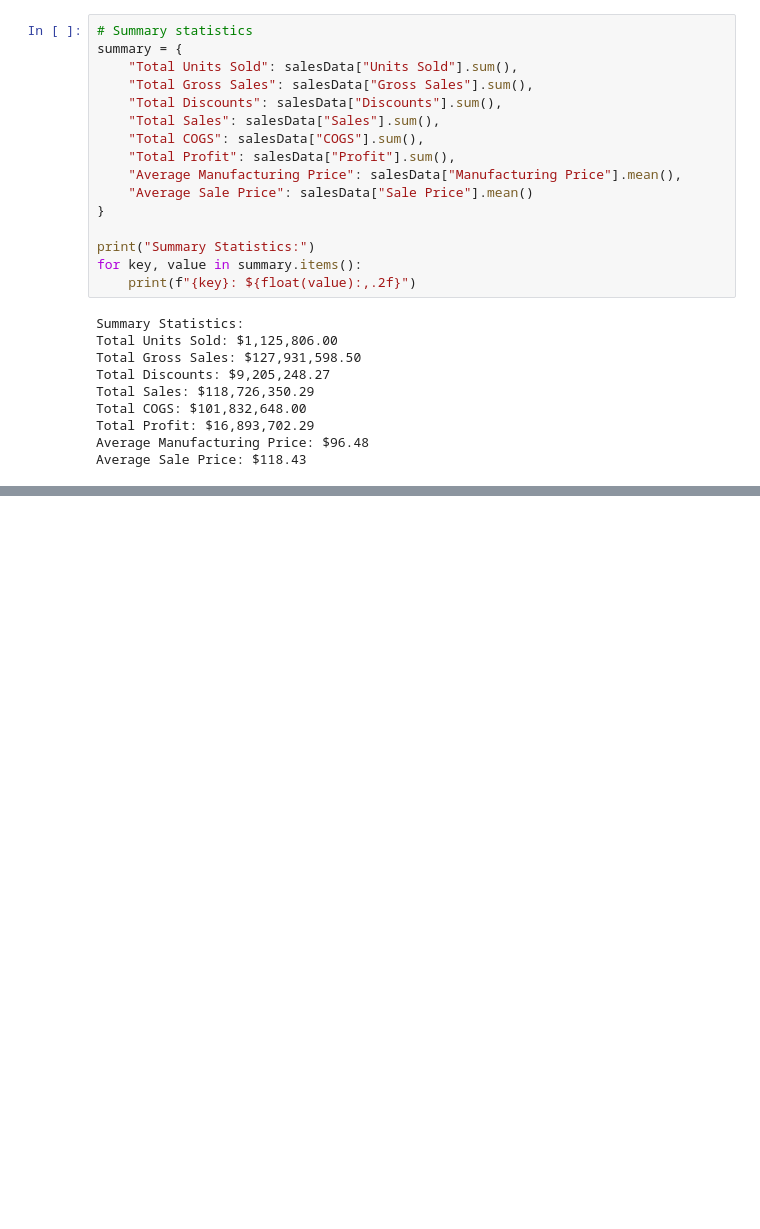
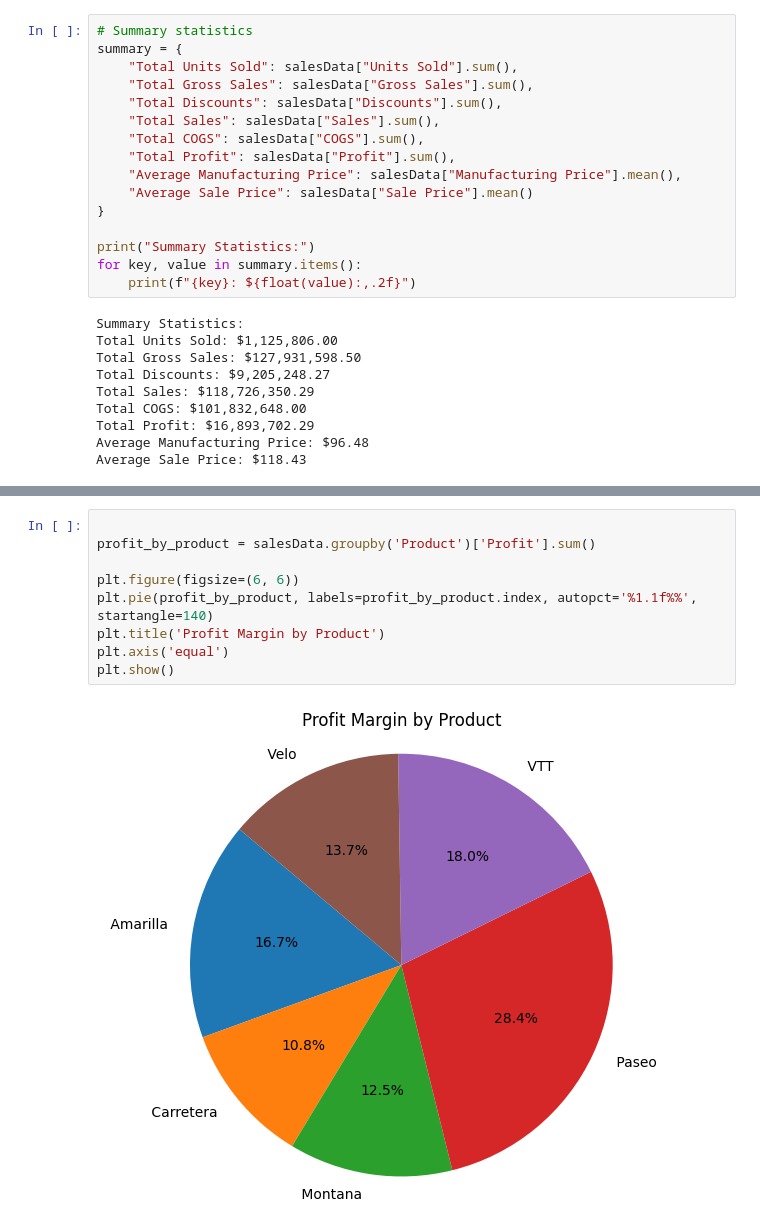
Before and after one commit to KamoheloSebolai/salesAnalysis, a Jupyter notebook: sales_analysis.ipynb, the cells around one changed output, grey strips where cells are left out. Drawn from its saved outputs; the diff is of its cells as text; blank space fills up the shorter version.

```diff
--- a/sales_analysis.ipynb
+++ b/sales_analysis.ipynb
@@ -73,0 +74,11 @@ plt.show()
+# %%
+
+profit_by_product = salesData.groupby('Product')['Profit'].sum()
+
+plt.figure(figsize=(6, 6))
+plt.pie(profit_by_product, labels=profit_by_product.index, autopct='%1.1f%%', startangle=140)
+plt.title('Profit Margin by Product')
+plt.axis('equal')
+plt.show()
+# %% [output]
+[figure, added]
```
Also changed, not shown: parts of 2 cells of this notebook.
